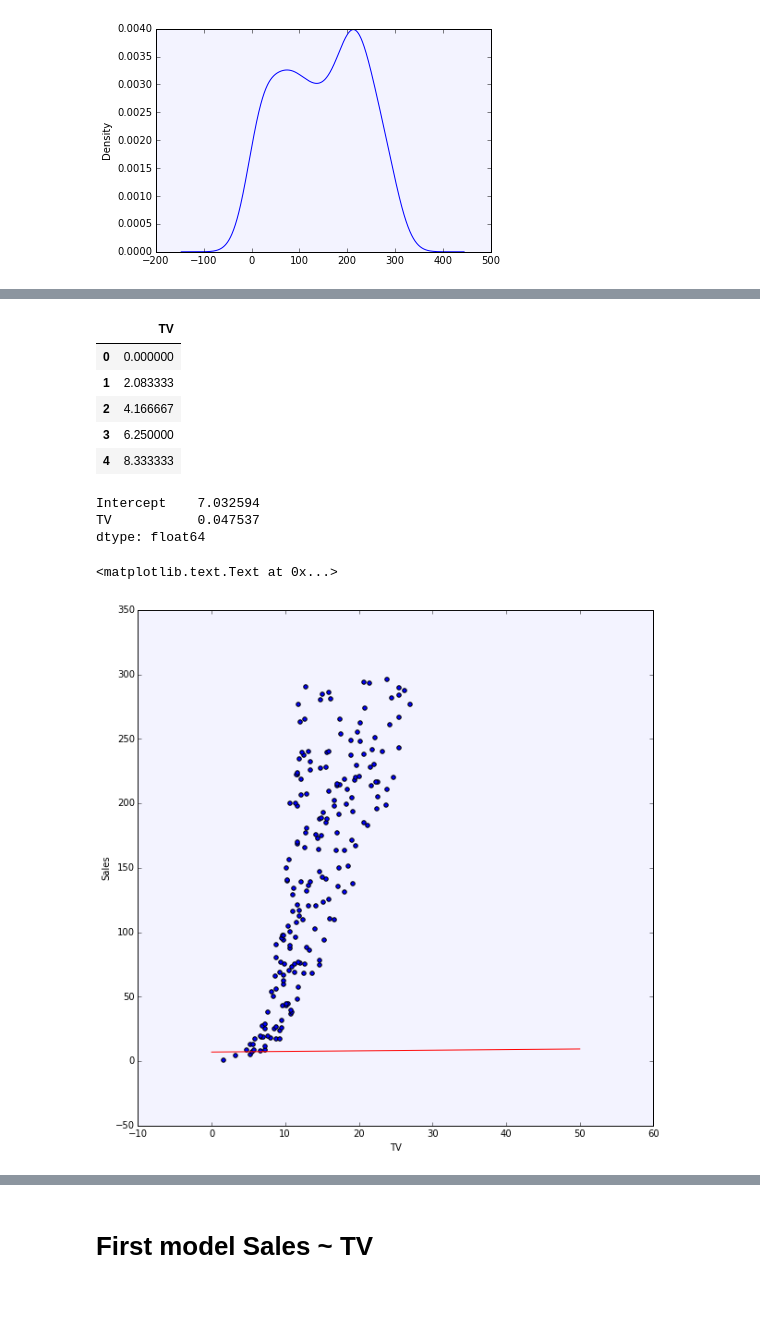
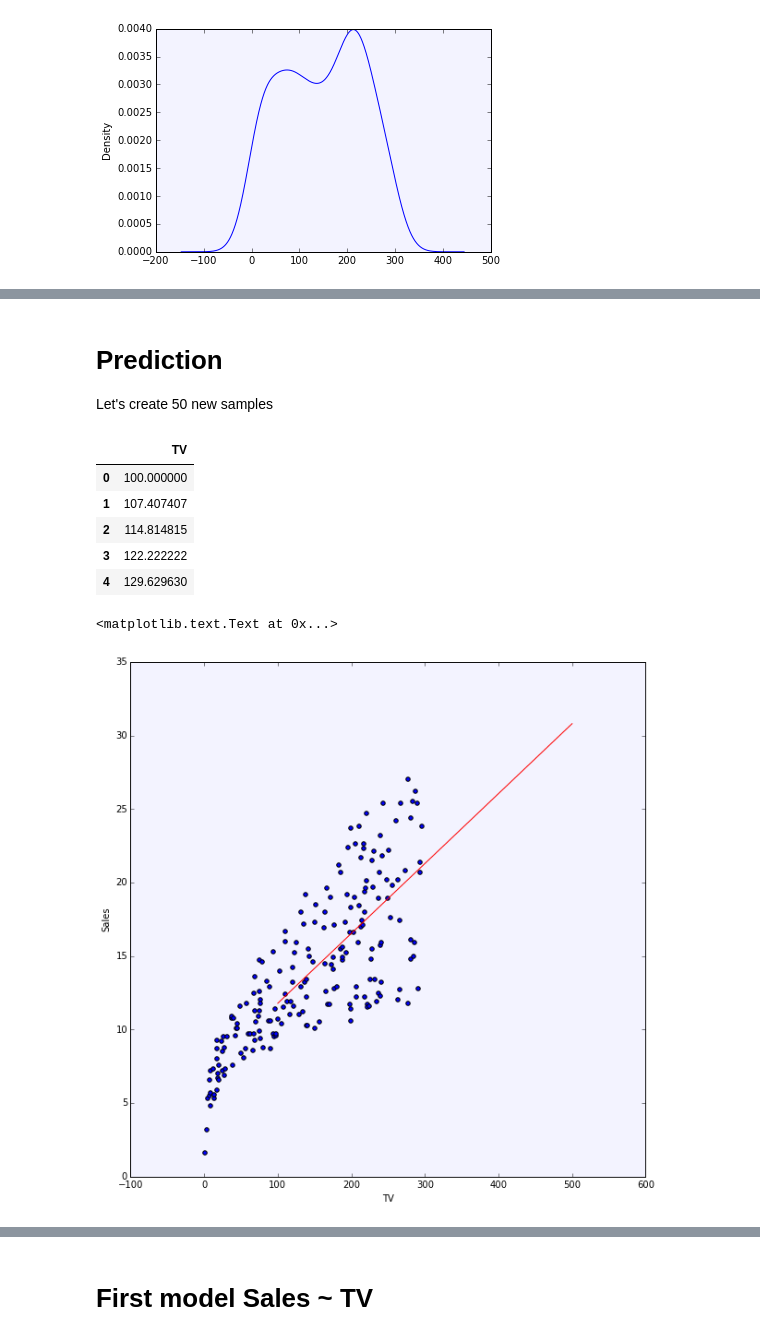
Before and after one commit to alexisperrier/gads, a Jupyter notebook: 04_statistics_inference/py/Lesson 4 - Notebook 2 - Linear Regression for Causal Inference.ipynb, the cells around one changed output, grey strips where cells are left out. Cells and saved outputs as stored; diff of their text form; code cells hidden in the pictures; blank space fills up the shorter version.

```diff
--- a/04_statistics_inference/py/Lesson 4 - Notebook 2 - Linear Regression for Causal Inference.ipynb
+++ b/04_statistics_inference/py/Lesson 4 - Notebook 2 - Linear Regression for Causal Inference.ipynb
@@ -280,21 +288,17 @@ Covariance Type:            nonrobust
 
 Warnings:
 [1] Standard Errors assume that the covariance matrix of the errors is correctly specified.
+# %% [markdown]
+# Prediction
+
+Let's create 50 new samples
 # %%
-X_new = pd.DataFrame({'TV': np.linspace(0, 50, 25)})
+X_new = pd.DataFrame({'TV': np.linspace(100, 500, 55)})
 X_new.head()
 # %% [output]
 |  | TV |
-| 0 | 0.000000 |
-| 1 | 2.083333 |
-| 2 | 4.166667 |
-| 3 | 6.250000 |
-| 4 | 8.333333 |
+| 0 | 100.000000 |
+| 1 | 107.407407 |
+| 2 | 114.814815 |
+| 3 | 122.222222 |
+| 4 | 129.629630 |
-# %%
-y_hat = lm.predict(X_new)
-y_hat = lm.params[1] * X_new + lm.params[0]
-lm.params
-# %% [output]
-Intercept    7.032594
-TV           0.047537
-dtype: float64
@@ -301,16 +307,16 @@ dtype: float64
 # %%
 slope = lm.params[0]
 intercept = lm.params[1]
 
 fig, ax = plt.subplots(figsize=(10,10))
 # scatterplot of samples
-ax.scatter(df.Sales, df.TV )
+ax.scatter(df.TV, df.Sales  )
 
 # Linear prediction
 ax.plot(X_new,  y_hat, color='red')
 
 plt.xlabel('TV')
 plt.ylabel('Sales')
 # %% [output]
 <matplotlib.text.Text at 0x...>
-[figure, old version]
+[figure, new version]
```
Also changed, not shown: parts of 19 cells of this notebook, 1 other file.
